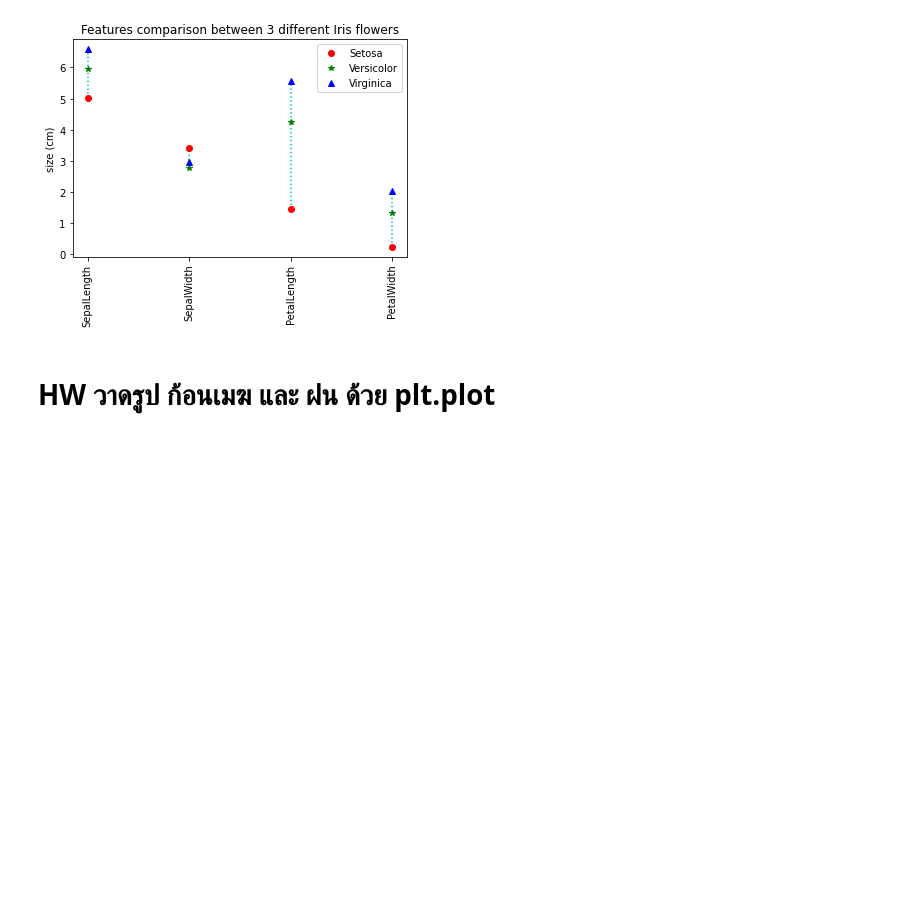
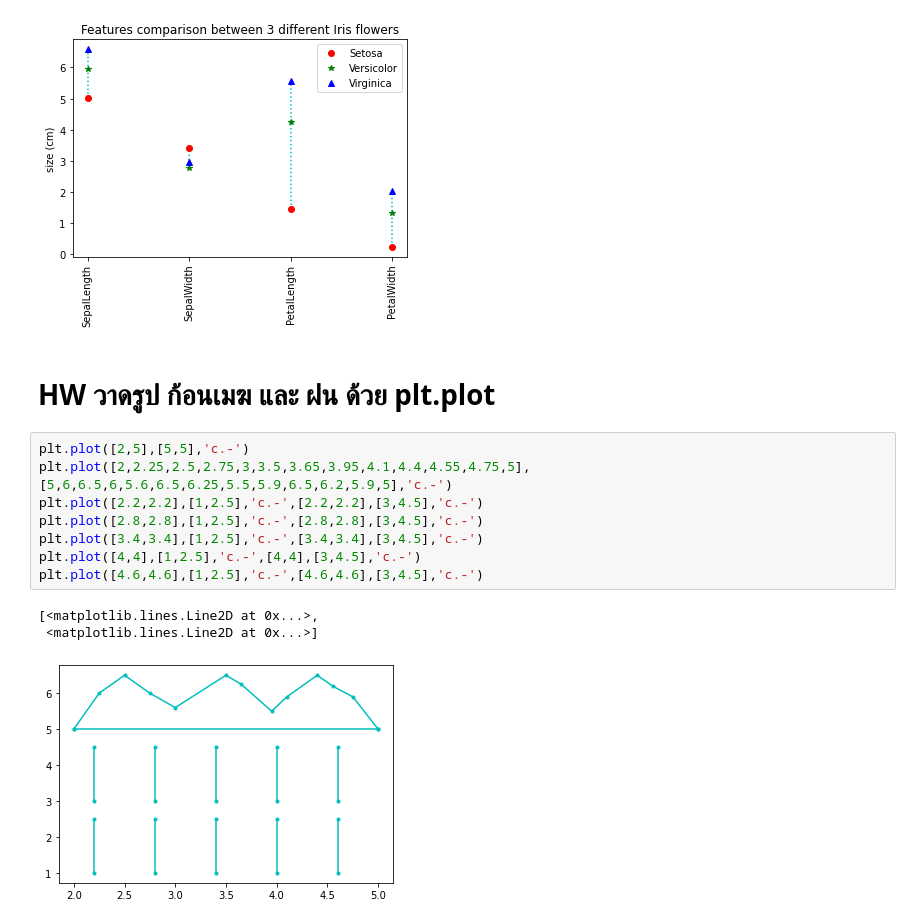
Before and after one commit to ThitiwatJtrsn/data_viz_2022, a Jupyter notebook: DataViz04_Data_Comparison.ipynb, the cells around one changed output. Saved outputs shown, nothing was run; the diff lists cells and outputs as text; blank space fills up the shorter version.

```diff
--- a/DataViz04_Data_Comparison.ipynb
+++ b/DataViz04_Data_Comparison.ipynb
@@ -157,3 +157,15 @@ plt.ylabel('size (cm)');
 [figure]
 # %% [markdown]
 # HW วาดรูป ก้อนเมฆ และ ฝน ด้วย plt.plot
+# %%
+plt.plot([2,5],[5,5],'c.-')
+plt.plot([2,2.25,2.5,2.75,3,3.5,3.65,3.95,4.1,4.4,4.55,4.75,5],[5,6,6.5,6,5.6,6.5,6.25,5.5,5.9,6.5,6.2,5.9,5],'c.-')
+plt.plot([2.2,2.2],[1,2.5],'c.-',[2.2,2.2],[3,4.5],'c.-')
+plt.plot([2.8,2.8],[1,2.5],'c.-',[2.8,2.8],[3,4.5],'c.-')
+plt.plot([3.4,3.4],[1,2.5],'c.-',[3.4,3.4],[3,4.5],'c.-')
+plt.plot([4,4],[1,2.5],'c.-',[4,4],[3,4.5],'c.-')
+plt.plot([4.6,4.6],[1,2.5],'c.-',[4.6,4.6],[3,4.5],'c.-')
+# %% [output]
+[<matplotlib.lines.Line2D at 0x...>,
+ <matplotlib.lines.Line2D at 0x...>]
+[figure, added]
```
